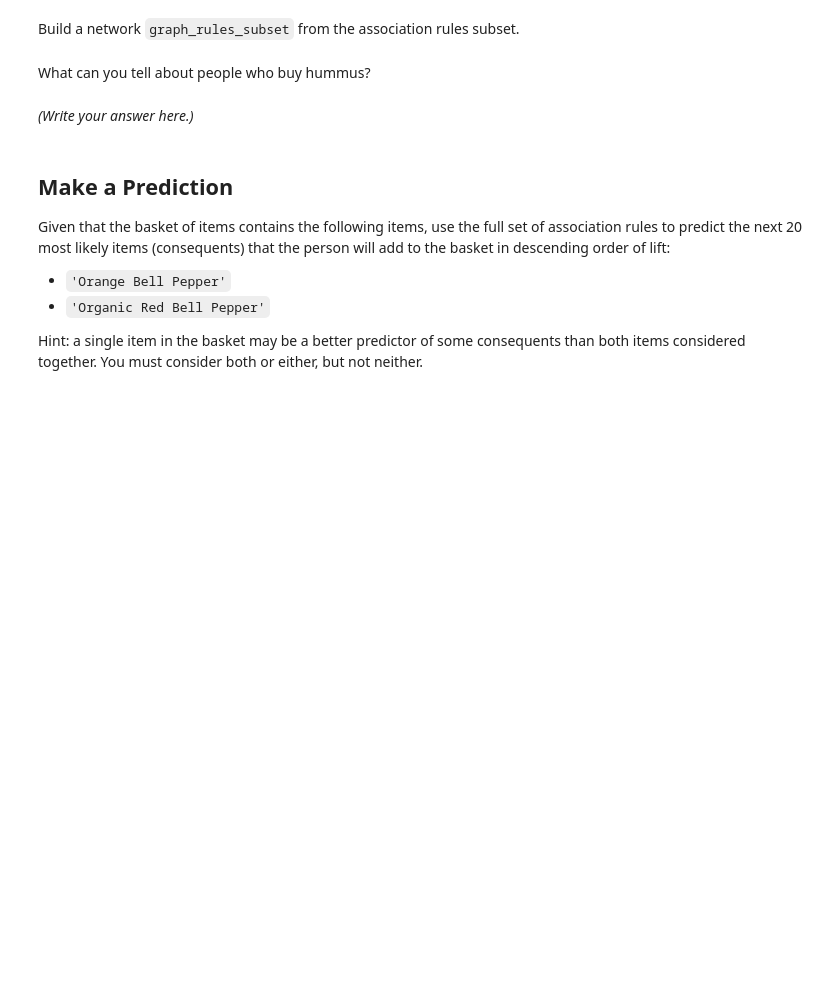
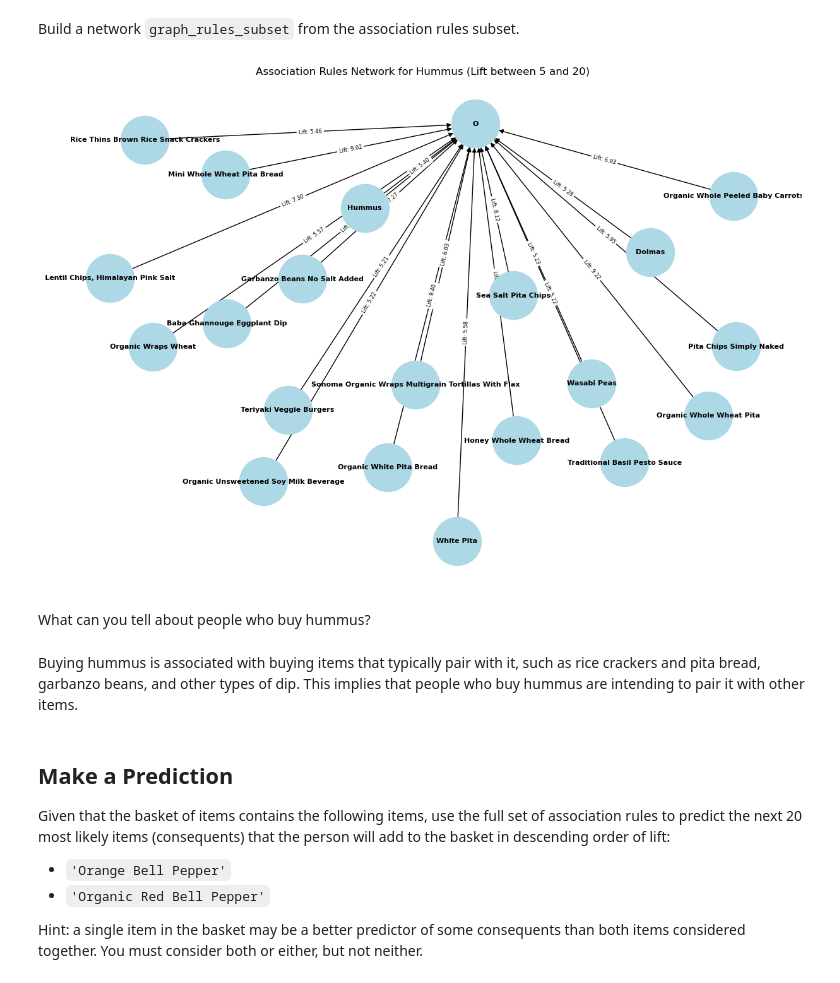
Before and after one commit to Aaleia/my-fork-2024-fall-data-science, a Jupyter notebook: Week-05-Unsupervised-Learning/Exercise-AF.ipynb, the cells around one changed output. Drawn from its saved outputs; the diff is of its cells as text; code cells hidden in the pictures; blank space fills up the shorter version.

```diff
--- a/Week-05-Unsupervised-Learning/Exercise-AF.ipynb
+++ b/Week-05-Unsupervised-Learning/Exercise-AF.ipynb
@@ -58,4 +65,6 @@ Compute the support, confidence, and lift of each rule.
 # %%
 # Add new columns support, confidence, and lift to df_rules. And show the first 50 rules.
 
-df_rules = # Something goes here.
+df_rules['support'] = df_rules['item_set_count'] / df_rules['transaction_count']
+df_rules['confidence'] = df_rules['item_set_count'] / df_rules['antecedent_count']
+df_rules['lift'] = df_rules['item_set_count'] * df_rules['transaction_count'] / (df_rules['antecedent_count'] * df_rules['consequent_count'])
@@ -85,0 +128,16 @@ df_rules_subset = # Something goes here.
+# %%
+# Define df_rules_subset.
+
+df_rules_subset = df_rules[
+    (df_rules['antecedent_items'].apply(len) == 1) &
+    (df_rules['lift'] >= 5) & (df_rules['lift'] <= 20) &
+    ((df_rules['antecedent_items'].apply(lambda x: 'Hummus' in x) ^
+     df_rules['consequent_item'].apply(lambda x: 'Hummus' in x))
+    )
+]
+
+df_rules_subset['antecedent_item'] = df_rules_subset['antecedent_items'].apply(lambda x: str(x[0]))
+
+# Change to'Hummus'
+df_rules_subset['antecedent_item'] = df_rules_subset['antecedent_item'].apply(lambda x: 'Hummus' if 'Hummus' in x else x)
+df_rules_subset['consequent_item'] = df_rules_subset['consequent_item'].apply(lambda x: ['Hummus'] if 'Hummus' in x[0] else x)
@@ -88,16 +162,25 @@ Build a network `graph_rules_subset` from the association rules subset.
 # %%
 # Define graph_rules_subset, add the graph’s edges, and plot it. You may need a large figure size, smaller node size, and smaller font size.
 
 graph_rules_subset = nx.MultiDiGraph()
 graph_rules_subset.add_edges_from(
     # Something goes here.
+    [(row['antecedent_item'], row['consequent_item'][0], {'lift': row['lift']}) for idx, row in df_rules_subset.iterrows()]
 )
 
 # Then render the graph.
+plt.figure(figsize=(12, 8))
+pos = nx.spring_layout(graph_rules_subset, k=0.3)
+nx.draw(graph_rules_subset, pos, with_labels=True, node_size=3000, node_color='lightblue', font_size=8, font_weight='bold', arrows=True)
+nx.draw_networkx_edge_labels(graph_rules_subset, pos, edge_labels={(u, v): f"Lift: {d['lift']:.2f}" for u, v, d in graph_rules_subset.edges(data=True)}, font_size=6)
+plt.title("Association Rules Network for Hummus (Lift between 5 and 20)")
+plt.show()
+# %% [output]
+[figure, added]
 # %% [markdown]
 What can you tell about people who buy hummus?
-# %% [markdown]
-*(Write your answer here.)*
+# %% [markdown]
+Buying hummus is associated with buying items that typically pair with it, such as rice crackers and pita bread, garbanzo beans, and other types of dip. This implies that people who buy hummus are intending to pair it with other items.
 # %% [markdown]
 ## Make a Prediction
 
```
Also changed, not shown: parts of 8 cells of this notebook.
